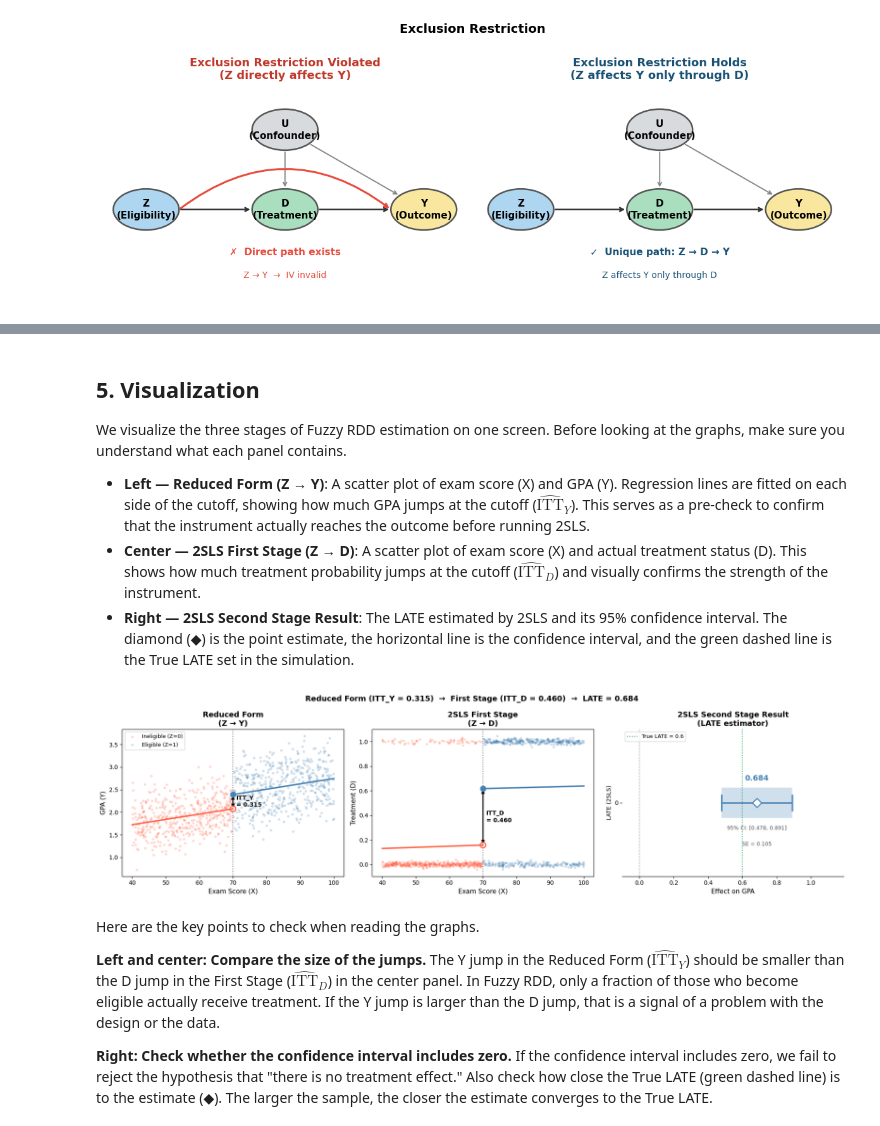
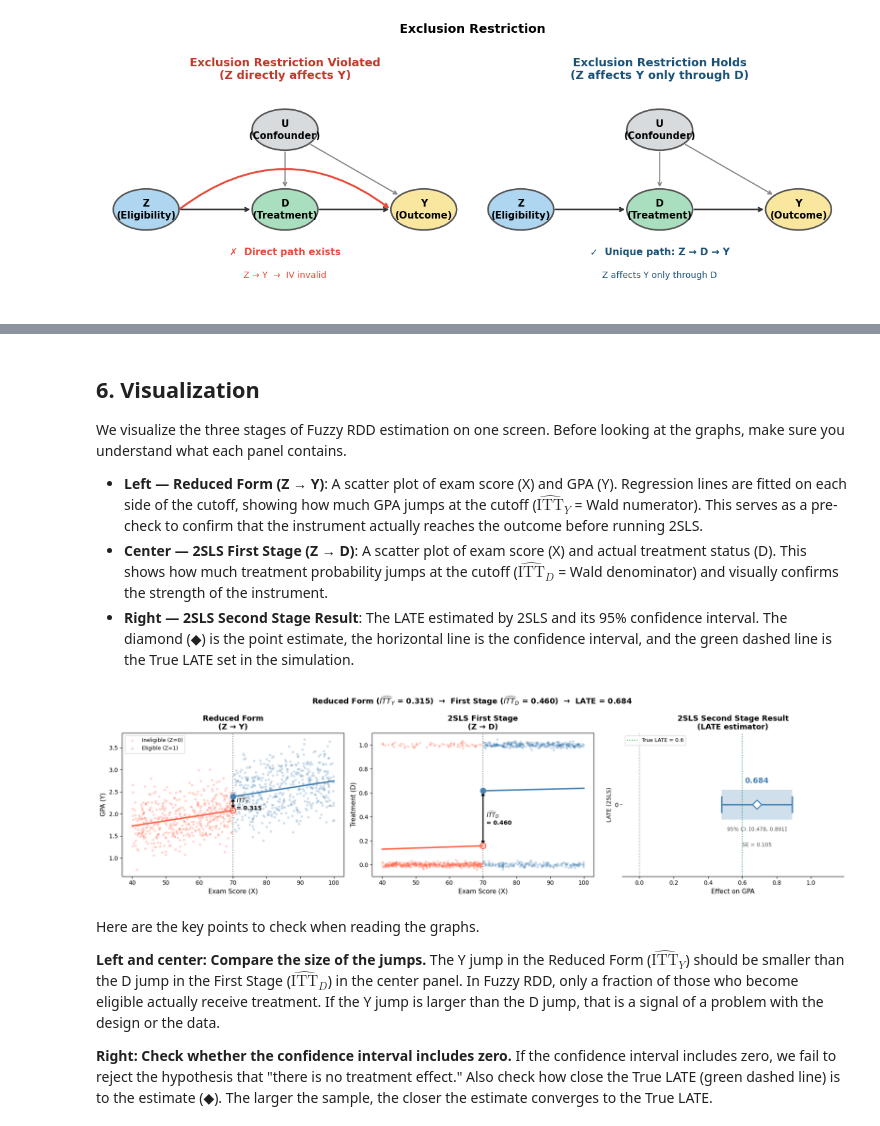
Before and after one commit to CausalInferenceLab/causal-studio, a Jupyter notebook: book/rdd/fuzzy_rdd_en.ipynb, the cells around one changed output, grey strips where cells are left out. Cells and saved outputs as stored; diff of their text form; code cells hidden in the pictures.

```diff
--- a/book/rdd/fuzzy_rdd_en.ipynb
+++ b/book/rdd/fuzzy_rdd_en.ipynb
@@ -307,10 +327,10 @@ For example, if GPA increases by 0.3 points when eligibility is granted ($\text{
 # %% [markdown]
-## 5. Visualization
+## 6. Visualization
 
 We visualize the three stages of Fuzzy RDD estimation on one screen. Before looking at the graphs, make sure you understand what each panel contains.
 
-- **Left — Reduced Form (Z → Y)**: A scatter plot of exam score (X) and GPA (Y). Regression lines are fitted on each side of the cutoff, showing how much GPA jumps at the cutoff ($\widehat{\text{ITT}}_Y$). This serves as a pre-check to confirm that the instrument actually reaches the outcome before running 2SLS.
-- **Center — 2SLS First Stage (Z → D)**: A scatter plot of exam score (X) and actual treatment status (D). This shows how much treatment probability jumps at the cutoff ($\widehat{\text{ITT}}_D$) and visually confirms the strength of the instrument.
+- **Left — Reduced Form (Z → Y)**: A scatter plot of exam score (X) and GPA (Y). Regression lines are fitted on each side of the cutoff, showing how much GPA jumps at the cutoff ($\widehat{\text{ITT}}_Y$ = Wald numerator). This serves as a pre-check to confirm that the instrument actually reaches the outcome before running 2SLS.
+- **Center — 2SLS First Stage (Z → D)**: A scatter plot of exam score (X) and actual treatment status (D). This shows how much treatment probability jumps at the cutoff ($\widehat{\text{ITT}}_D$ = Wald denominator) and visually confirms the strength of the instrument.
 - **Right — 2SLS Second Stage Result**: The LATE estimated by 2SLS and its 95% confidence interval. The diamond (◆) is the point estimate, the horizontal line is the confidence interval, and the green dashed line is the True LATE set in the simulation.
 # %%
 n = 1000
@@ -365,9 +385,9 @@ ax.scatter([cutoff], [y_r_gpa], s=90, color='steelblue', zorder=6)
 ax.annotate('', xy=(cutoff, y_r_gpa), xytext=(cutoff, y_l_gpa),
             arrowprops=dict(arrowstyle='<->', color='black', lw=2))
 ax.text(cutoff + 1, (y_l_gpa + y_r_gpa) / 2,
-        f'ITT_Y\n= {y_r_gpa - y_l_gpa:.3f}', fontsize=10, fontweight='bold', va='center')
+        f'$\\widehat{{ITT}}_Y$\n= {y_r_gpa - y_l_gpa:.3f}', fontsize=10, fontweight='bold', va='center')
 ax.axvline(cutoff, color='gray', ls=':', lw=1.5)
-ax.set_title('Reduced Form\n(Z \u2192 Y)', fontsize=13, fontweight='bold')
+ax.set_title('Reduced Form\n(Z → Y)', fontsize=13, fontweight='bold')
 ax.set_xlabel('Exam Score (X)', fontsize=11)
 ax.set_ylabel('GPA (Y)', fontsize=11)
 ax.legend(fontsize=9)
@@ -389,9 +409,9 @@ ax2.scatter([cutoff], [y_r_d], s=90, color='steelblue', zorder=6)
 ax2.annotate('', xy=(cutoff, y_r_d), xytext=(cutoff, y_l_d),
              arrowprops=dict(arrowstyle='<->', color='black', lw=2))
 ax2.text(cutoff + 1, (y_l_d + y_r_d) / 2,
-         f'ITT_D\n= {y_r_d - y_l_d:.3f}', fontsize=10, fontweight='bold', va='center')
+         f'$\\widehat{{ITT}}_D$\n= {y_r_d - y_l_d:.3f}', fontsize=10, fontweight='bold', va='center')
 ax2.axvline(cutoff, color='gray', ls=':', lw=1.5)
-ax2.set_title('2SLS First Stage\n(Z \u2192 D)', fontsize=13, fontweight='bold')
+ax2.set_title('2SLS First Stage\n(Z → D)', fontsize=13, fontweight='bold')
 ax2.set_xlabel('Exam Score (X)', fontsize=11)
 ax2.set_ylabel('Treatment (D)', fontsize=11)
 
@@ -406,36 +426,36 @@ ax3.vlines([LATE_ci[0], LATE_ci[1]], y_pos - 0.07, y_pos + 0.07,
            colors=ACCENT, lw=2.5, zorder=3) # end caps
 ax3.scatter([LATE], [y_pos], color='white', s=120,
             marker='D', zorder=5, edgecolors=ACCENT, linewidths=1.8) # point estimate (diamond)
 ax3.axvline(true_late, color=GREEN, lw=1.5, ls=':',
             label=f'True LATE = {true_late}', zorder=1) # True effect vertical line
 ax3.axvline(0, color=GRAY, lw=1, ls='--', alpha=0.5, zorder=1) # zero reference line
 ax3.text(LATE, y_pos + 0.18, f'{LATE:.3f}',
          ha='center', color=ACCENT, fontsize=13, fontweight='bold')
 ax3.text(LATE, y_pos - 0.22,
          f'95% CI: [{LATE_ci[0]:.3f}, {LATE_ci[1]:.3f}]',
          ha='center', color=GRAY, fontsize=9)
 ax3.text(LATE, y_pos - 0.35, f'SE = {LATE_se:.3f}',
          ha='center', color=GRAY, fontsize=9)
 
 ax3.set_xlim(min(LATE_ci[0] - 0.3, -0.1), max(LATE_ci[1] + 0.3, true_late + 0.2))
 ax3.set_ylim(-0.6, 0.6)
 ax3.set_yticks([0])
 ax3.set_title('2SLS Second Stage Result\n(LATE estimator)', fontsize=13, fontweight='bold')
 ax3.set_xlabel('Effect on GPA', fontsize=11)
 ax3.set_ylabel('LATE (2SLS)', fontsize=10)
 ax3.legend(fontsize=9, loc='upper left')
 ax3.spines[['top', 'right', 'left']].set_visible(False)
 
 plt.suptitle(
-    f'Reduced Form (ITT_Y = {y_r_gpa - y_l_gpa:.3f})  \u2192  '
-    f'First Stage (ITT_D = {y_r_d - y_l_d:.3f})  \u2192  '
+    f'Reduced Form ($\\widehat{{ITT}}_Y$ = {y_r_gpa - y_l_gpa:.3f})  →  '
+    f'First Stage ($\\widehat{{ITT}}_D$ = {y_r_d - y_l_d:.3f})  →  '
     f'LATE = {LATE:.3f}',
     fontsize=13, fontweight='bold'
 )
 plt.tight_layout()
 plt.show()
 # %% [output]
-[figure, old version]
+[figure, new version]
 # %% [markdown]
 Here are the key points to check when reading the graphs.
 
```
Also changed, not shown: parts of 15 cells of this notebook, 1 other file.
